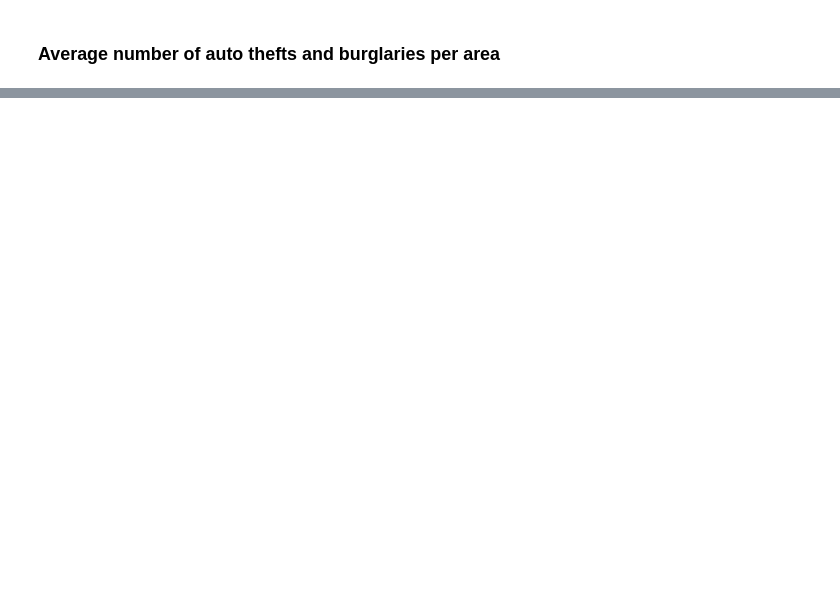
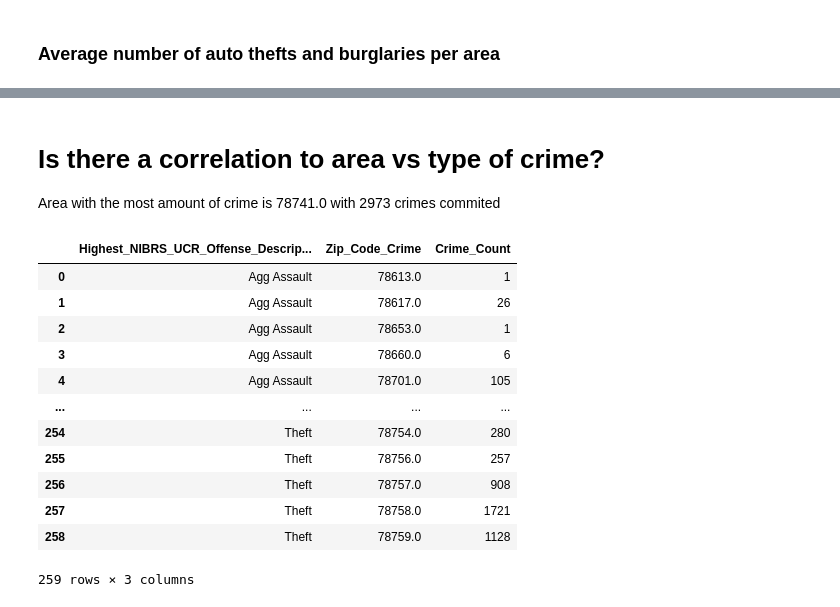
Before and after one commit to beaumartin25/cs5830_project2, a Jupyter notebook: project2.ipynb, the cells around one changed output, grey strips where cells are left out. Saved outputs shown, nothing was run; the diff lists cells and outputs as text; code cells hidden in the pictures; blank space fills up the shorter version.

```diff
--- a/project2.ipynb
+++ b/project2.ipynb
@@ -69,0 +125,20 @@ display('N = {} (auto_theft) {} (burglary)'.format(sum(auto_theft.Crime_Count),
+# %% [markdown]
+# Is there a correlation to area vs type of crime?
+
+Area with the most amount of crime is 78741.0	with 2973 crimes commited
+# %%
+crime_counts
+# %% [output]
+|  | Highest_NIBRS_UCR_Offense_Descrip... | Zip_Code_Crime | Crime_Count |
+| 0 | Agg Assault | 78613.0 | 1 |
+| 1 | Agg Assault | 78617.0 | 26 |
+| 2 | Agg Assault | 78653.0 | 1 |
+| 3 | Agg Assault | 78660.0 | 6 |
+| 4 | Agg Assault | 78701.0 | 105 |
+| ... | ... | ... | ... |
+| 254 | Theft | 78754.0 | 280 |
+| 255 | Theft | 78756.0 | 257 |
+| 256 | Theft | 78757.0 | 908 |
+| 257 | Theft | 78758.0 | 1721 |
+| 258 | Theft | 78759.0 | 1128 |
+259 rows × 3 columns
```
Also changed, not shown: parts of 10 cells of this notebook.
